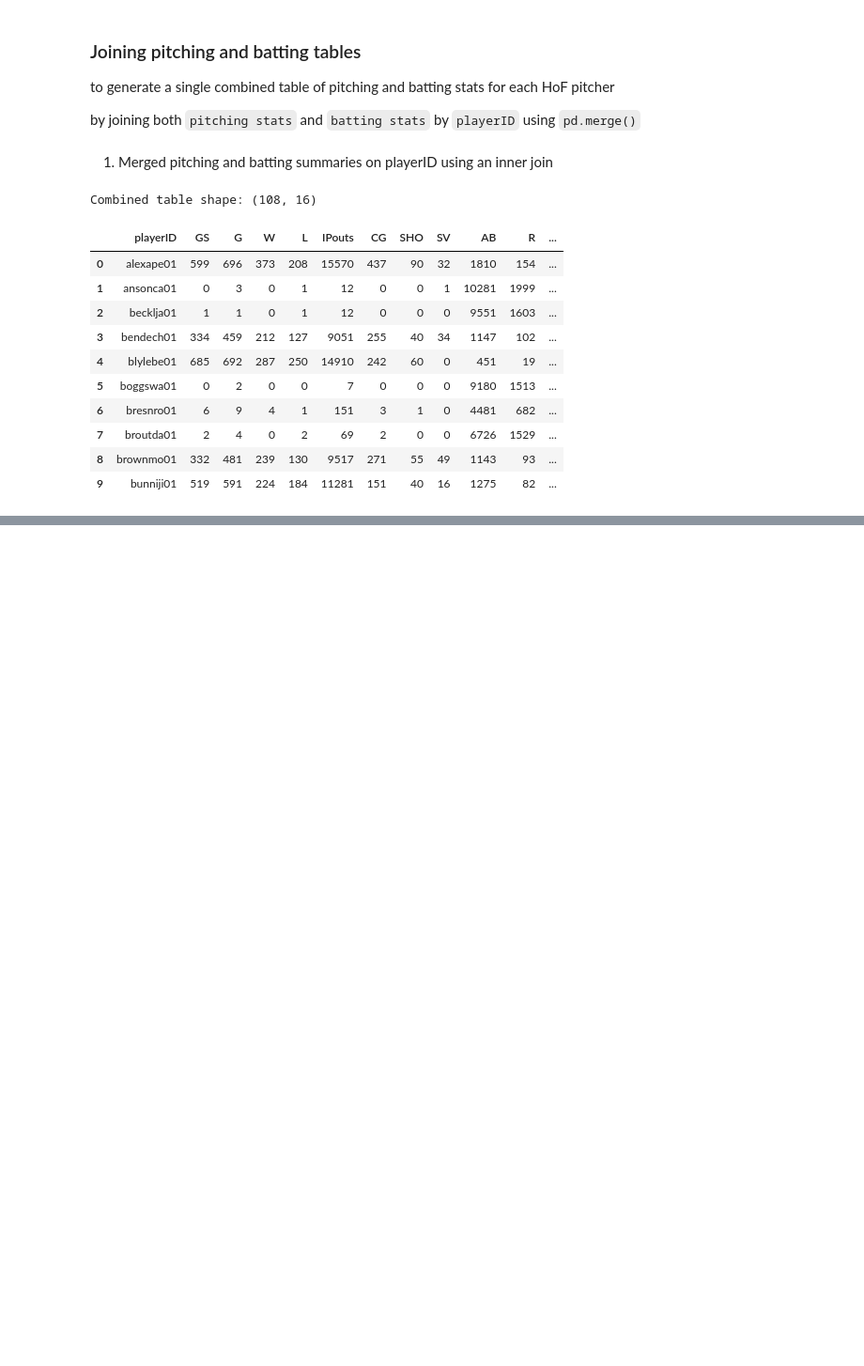
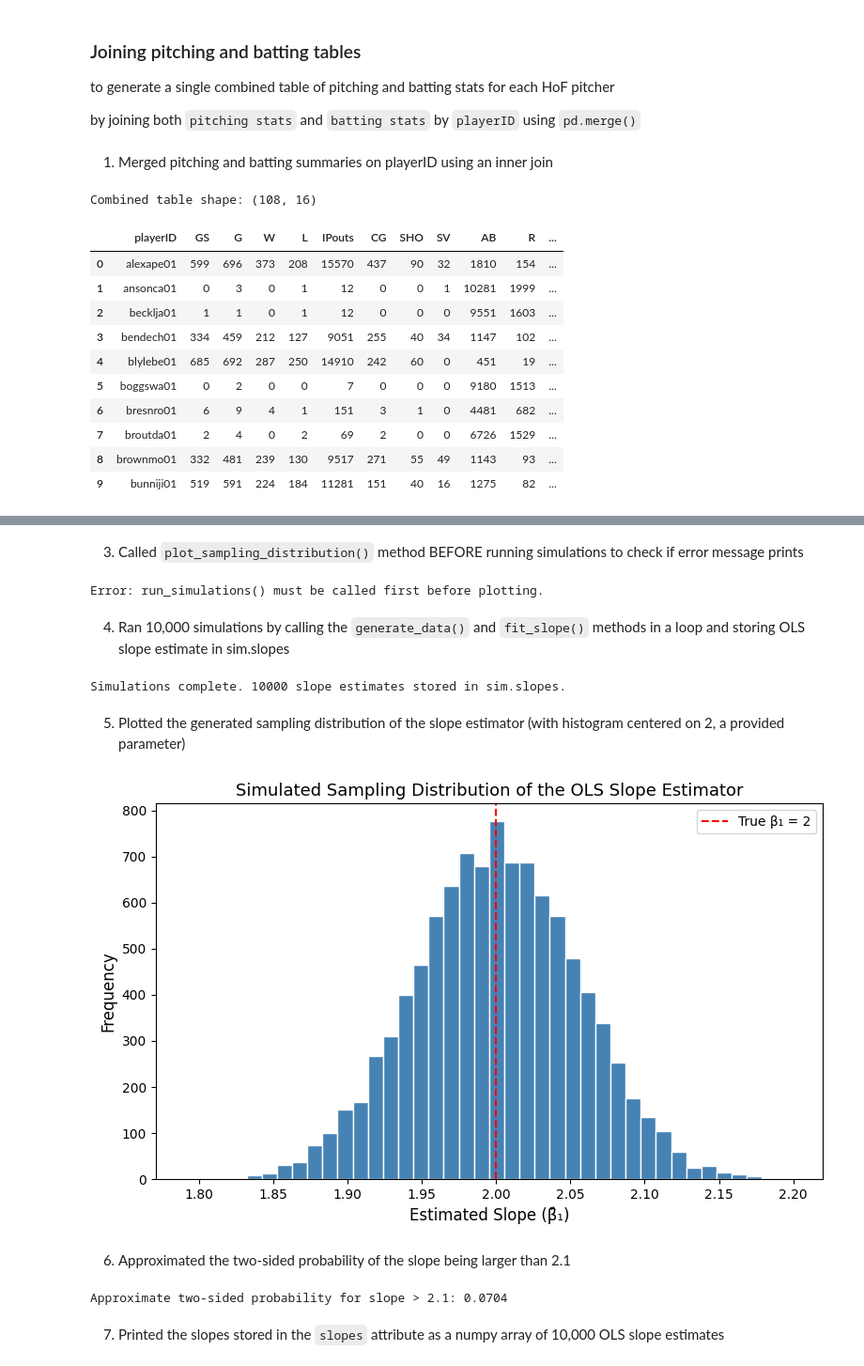
Before and after one commit to chhammet/ST554_HW6, a Jupyter notebook: cole_hammett_hw_6.ipynb, the cells around one changed output, grey strips where cells are left out. Shown at 94% size. Drawn from its saved outputs; the diff is of its cells as text; code cells hidden in the pictures; blank space fills up the shorter version.

```diff
--- a/cole_hammett_hw_6.ipynb
+++ b/cole_hammett_hw_6.ipynb
@@ -184,0 +194,2 @@ The class simulates repeated datasets from this model, fits OLS on each one, and
+# %%
+x_vals = np.array(list(np.linspace(start=0, stop=10, num=11)) * 3)
@@ -184,0 +200,37 @@ The class simulates repeated datasets from this model, fits OLS on each one, and
+# %%
+sim = SLR_slope_simulator(
+    beta_0=12,
+    beta_1=2,
+    x=x_vals,
+    sigma=1,
+    seed=10
+)
+# %% [markdown]
+3) Called `plot_sampling_distribution()` method BEFORE running simulations to check if error message prints
+# %%
+sim.plot_sampling_distribution()
+# %% [output]
+Error: run_simulations() must be called first before plotting.
+# %% [markdown]
+4) Ran 10,000 simulations by calling the `generate_data()` and `fit_slope()` methods in a loop and storing OLS slope estimate in sim.slopes
+# %%
+sim.run_simulations(10000)
+
+print(f'Simulations complete. {len(sim.slopes)} slope estimates stored in sim.slopes.')
+# %% [output]
+Simulations complete. 10000 slope estimates stored in sim.slopes.
+# %% [markdown]
+5) Plotted the generated sampling distribution of the slope estimator (with histogram centered on 2, a provided parameter)
+# %%
+sim.plot_sampling_distribution()
+# %% [output]
+[figure, added]
+# %% [markdown]
+6. Approximated the two-sided probability of the slope being larger than 2.1
+# %%
+prob_two_sided = sim.find_prob(value=2.1, sided='two-sided')
+print(f'Approximate two-sided probability for slope > 2.1: {prob_two_sided:.4f}')
+# %% [output]
+Approximate two-sided probability for slope > 2.1: 0.0704
+# %% [markdown]
+7) Printed the slopes stored in the `slopes` attribute as a numpy array of 10,000 OLS slope estimates
```
Also changed, not shown: parts of 9 cells of this notebook.
